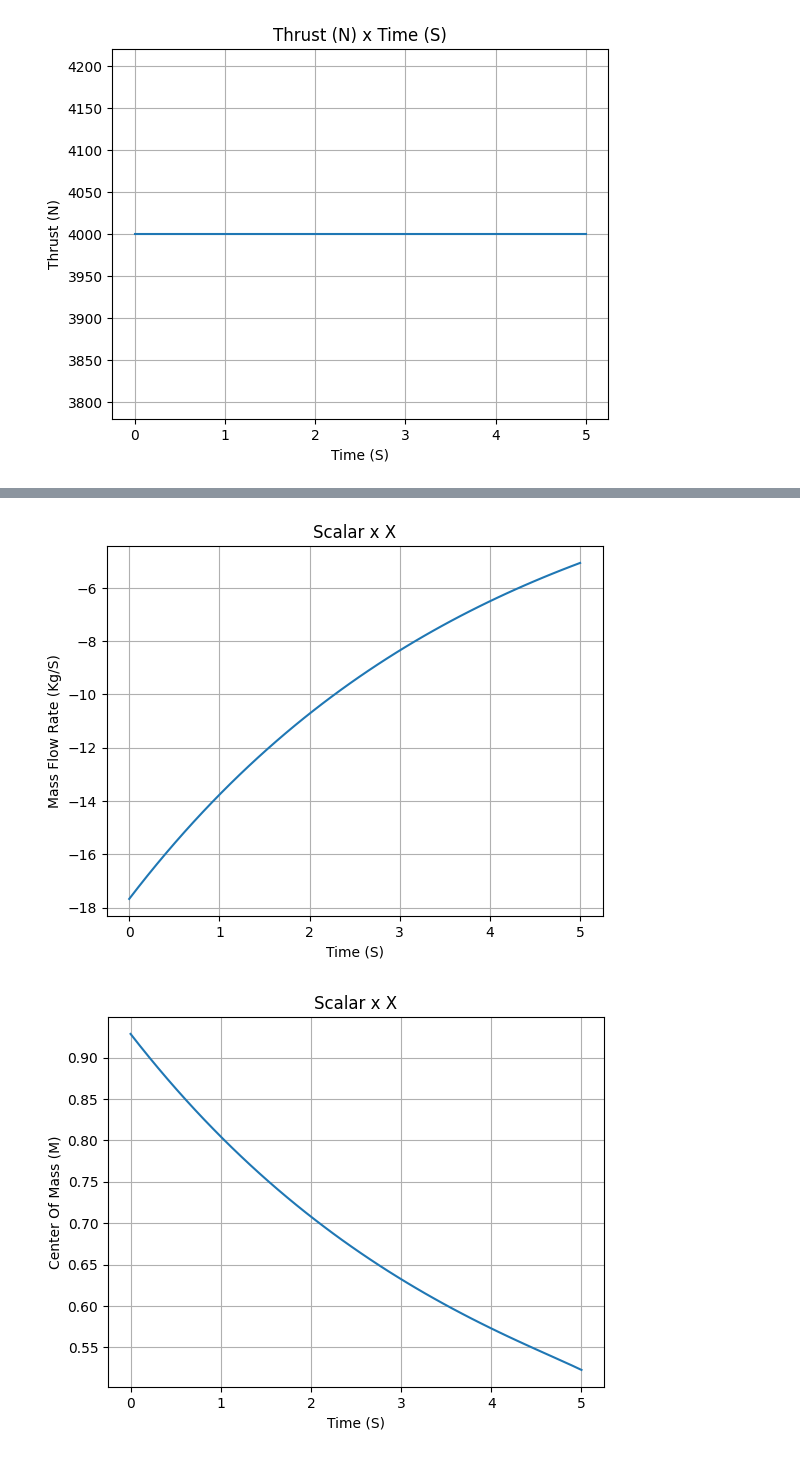
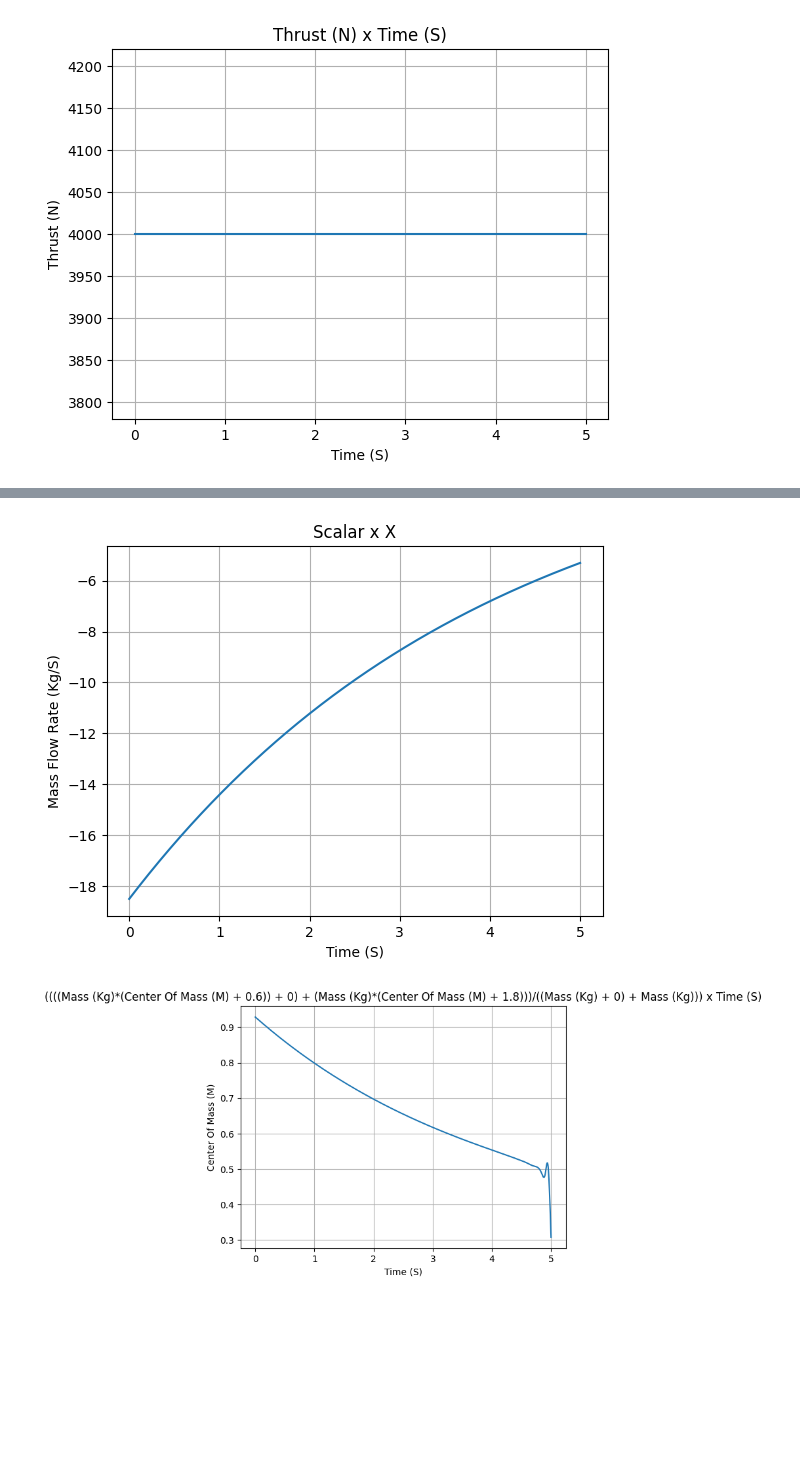
Before and after one commit to RocketPy-Team/RocketPy, a Jupyter notebook: docs/notebooks/example_liquid.ipynb, the cells around one changed output, grey strips where cells are left out. Drawn from its saved outputs; the diff is of its cells as text; code cells hidden in the pictures; blank space fills up the shorter version.

Commit message:
DOC: update liquid motor notebook.

```diff
--- a/docs/notebooks/example_liquid.ipynb
+++ b/docs/notebooks/example_liquid.ipynb
@@ -22,26 +23,26 @@ fuel_gas = Fluid(name="ethanol_g", density=1.59, quality=1)
 
 oxidizer_tank = MassFlowRateBasedTank(
     name="oxidizer tank",
-    tank_geometry=tanks_shape,
+    geometry=tanks_shape,
     initial_liquid_mass=32,
     initial_gas_mass=0.01,
-    liquid_mass_flow_rate_in=0,
-    liquid_mass_flow_rate_out=lambda t: 32/3*exp(-0.25*t),
-    gas_mass_flow_rate_in=0,
-    gas_mass_flow_rate_out=lambda t: 0.01/3*exp(-0.25*t),
+    liquid_mass_flow_rate_in=Function(0).setDiscrete(0,5,1000),
+    liquid_mass_flow_rate_out=Function(lambda t: 32/3*exp(-0.25*t)).setDiscrete(0,5,1000),
+    gas_mass_flow_rate_in=Function(0).setDiscrete(0,5,1000),
+    gas_mass_flow_rate_out=Function(lambda t: 0.01/3*exp(-0.25*t)).setDiscrete(0,5,1000),
     liquid=oxidizer_liq,
     gas=oxidizer_gas
 )
 
 fuel_tank = MassFlowRateBasedTank(
     name="fuel tank",
-    tank_geometry=tanks_shape,
+    geometry=tanks_shape,
     initial_liquid_mass=21,
     initial_gas_mass=0.01,
-    liquid_mass_flow_rate_in=0,
-    liquid_mass_flow_rate_out=lambda t: 21/3*exp(-0.25*t),
-    gas_mass_flow_rate_in=0,
-    gas_mass_flow_rate_out=lambda t: 0.01/3*exp(-0.25*t),
+    liquid_mass_flow_rate_in=Function(0).setDiscrete(0,5,1000),
+    liquid_mass_flow_rate_out=Function(lambda t: 21/3*exp(-0.25*t)).setDiscrete(0,5,1000),
+    gas_mass_flow_rate_in=Function(0).setDiscrete(0,5,1000),
+    gas_mass_flow_rate_out=Function(lambda t: 0.01/3*exp(-0.25*t)).setDiscrete(0,5,1000),
     liquid=fuel_liq,
     gas=fuel_gas,
 )
@@ -68,10 +71,8 @@ Total Impulse: 20000.000 Ns
 Plots
 [figure]
 # %%
-# limit samples to run faster (TODO: analysis of execution time)
-
-liquid_motor.mass.plot(0,5, samples=50)
-liquid_motor.massFlowRate.plot(0,5, samples=50)
-liquid_motor.centerOfMass.plot(0,5, samples=50)
-liquid_motor.inertiaTensor[0].plot(0,5, samples=50)
+liquid_motor.mass.plot(0,5)
+liquid_motor.massFlowRate.plot(0,5)
+liquid_motor.centerOfMass.plot(0,5)
+liquid_motor.I_11.plot(0,5)
 # %% [output]
@@ -79,2 +80,2 @@ liquid_motor.inertiaTensor[0].plot(0,5, samples=50)
-[figure, old version]
+[figure, new version]
-[figure, old version]
+[figure, new version]
```
Also changed, not shown: parts of 3 cells of this notebook.
